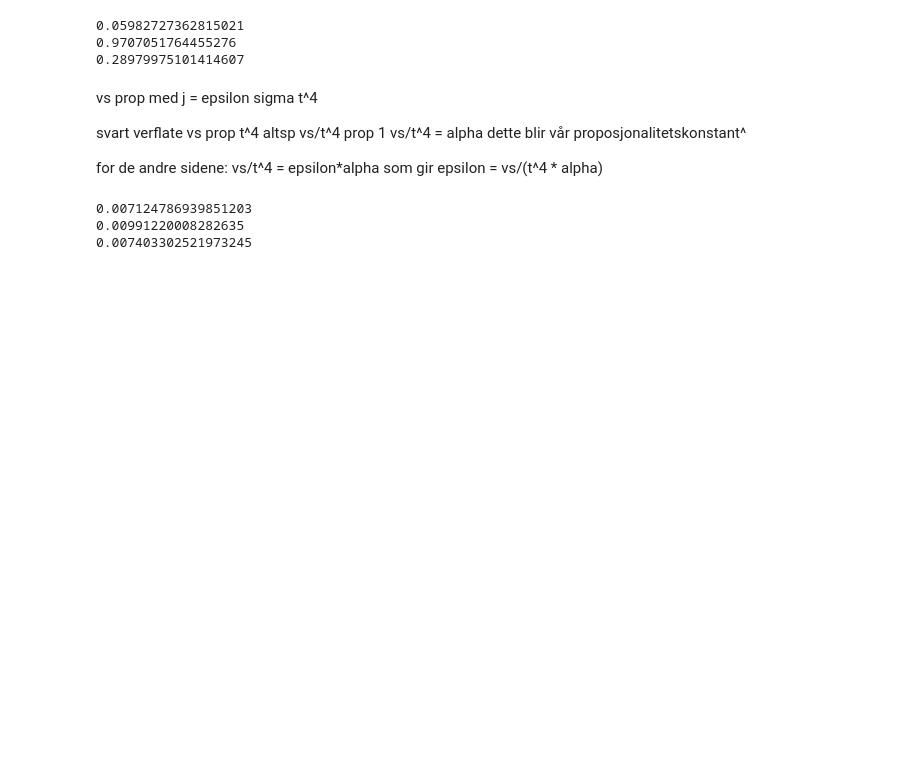
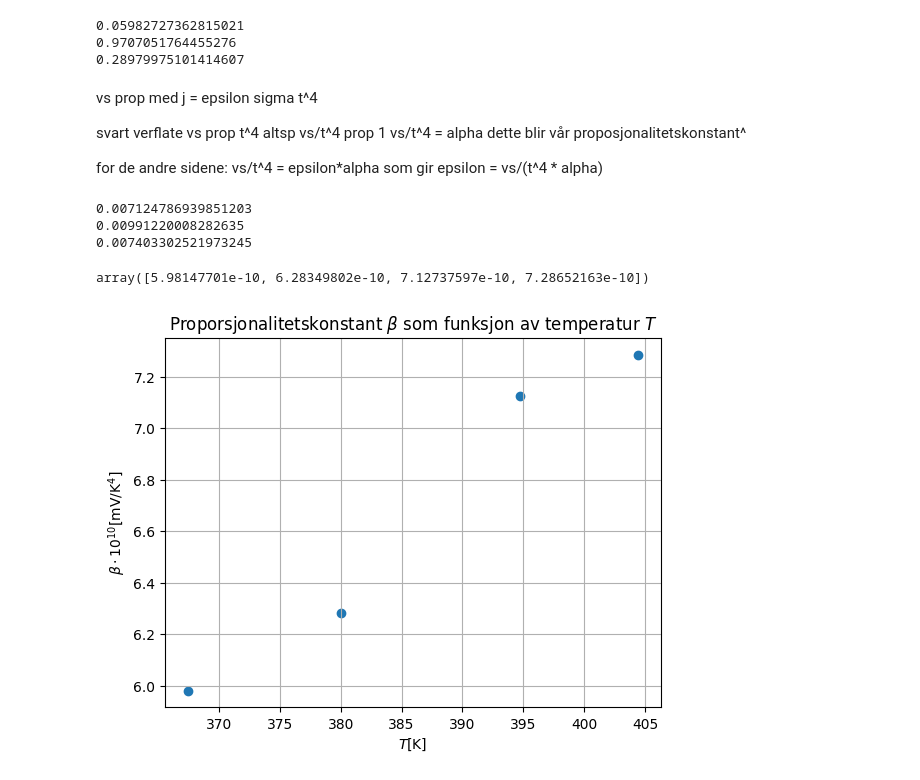
Before and after one commit to Oliver-BS/TFY4165-Termisk-Fysikk-lab, a Jupyter notebook: Heat-radiation/leslies-box.ipynb, the cells around one changed output. Drawn from its saved outputs; the diff is of its cells as text; code cells hidden in the pictures; blank space fills up the shorter version.

```diff
--- a/Heat-radiation/leslies-box.ipynb
+++ b/Heat-radiation/leslies-box.ipynb
@@ -146,3 +146,17 @@ print(sigma(Gray))
 0.007124786939851203
 0.00991220008282635
 0.007403302521973245
+# %%
+alphas
+# %% [output]
+array([5.98147701e-10, 6.28349802e-10, 7.12737597e-10, 7.28652163e-10])
+# %%
+#sns.scatterplot(x=R, y=Blank)
+plt.scatter(T,alphas*10**10)
+plt.ylabel(r"$\beta \cdot 10^{10}[\text{mV/K}^4]$")
+plt.xlabel(r"$T[\text{K}]$")
+plt.title(r"Proporsjonalitetskonstant $\beta$ som funksjon av temperatur $T$")
+plt.grid()
+plt.show()
+# %% [output]
+[figure, added]
```
Also changed, not shown: parts of 3 cells of this notebook, 1 other file.
